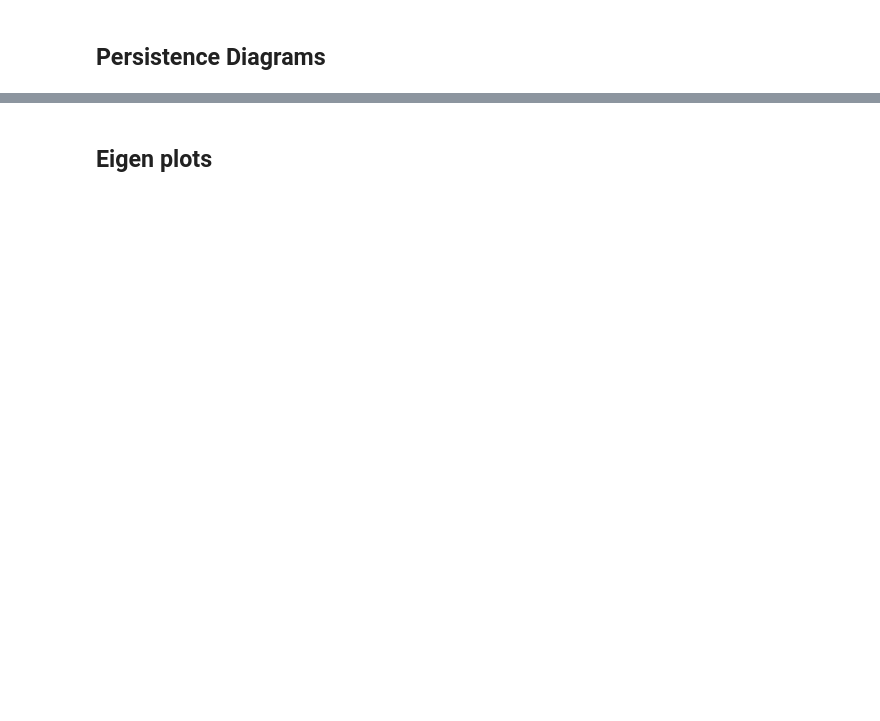
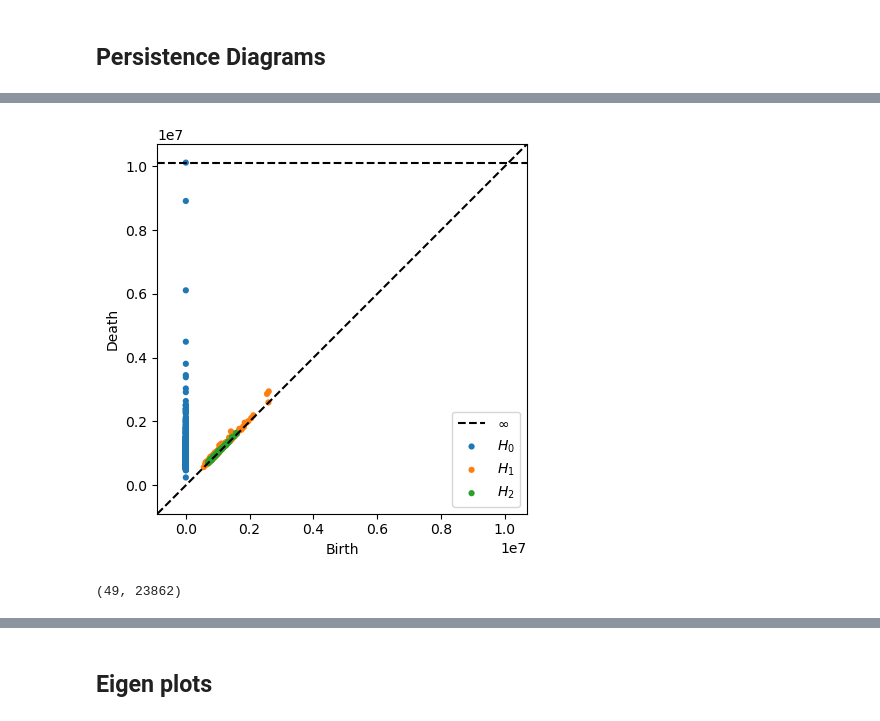
Before and after one commit to Orecchia-Research-Group/manifold_learning, a Jupyter notebook: Pansquam_TCGA.ipynb, the cells around one changed output, grey strips where cells are left out. Drawn from its saved outputs; the diff is of its cells as text; code cells hidden in the pictures; blank space fills up the shorter version.

```diff
--- a/Pansquam_TCGA.ipynb
+++ b/Pansquam_TCGA.ipynb
@@ -262,0 +265,8 @@ Rips(maxdim=1, thresh=inf, coeff=2, do_cocycles=False, n_perm = None, verbose=Tr
+# %%
+plot_diagrams(dgms, show=True)
+# %% [output]
+[figure, added]
+# %%
+data_landmark.shape
+# %% [output]
+(49, 23862)
```
Also changed, not shown: parts of 11 cells of this notebook.
